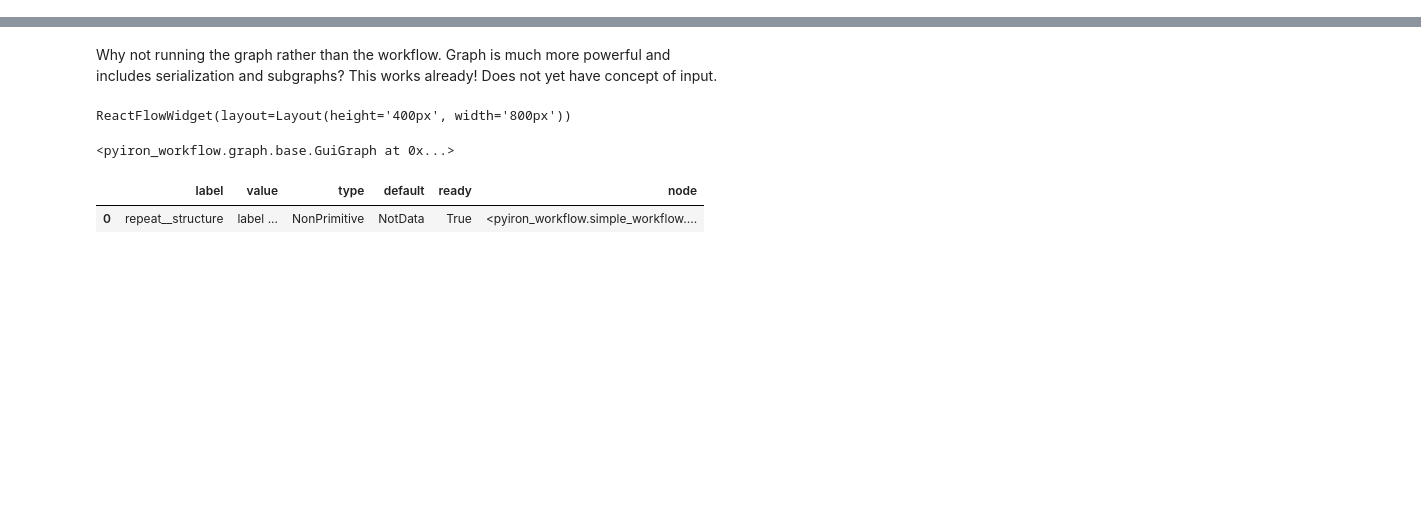
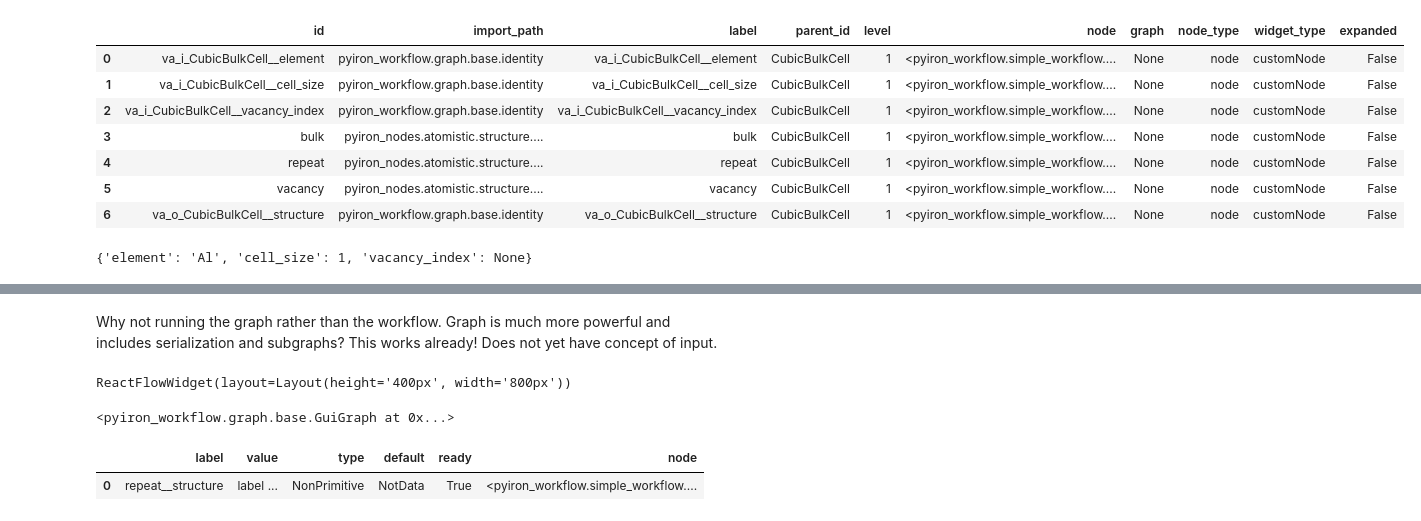
Before and after one commit to pyiron/pyiron_core, a Jupyter notebook: notebooks/tests.ipynb, the cells around one changed output, grey strips where cells are left out. Drawn from its saved outputs; the diff is of its cells as text; code cells hidden in the pictures; blank space fills up the shorter version.

Commit message:
intermediate state for grouping nodes

```diff
--- a/notebooks/tests.ipynb
+++ b/notebooks/tests.ipynb
@@ -11,3 +11,11 @@ import pyiron_nodes as pn
 # from pyironflow.pyironflow import PyironFlow
 # %% [output]
 [interactive output not drawn]
+# %%
+graph = base.Graph('test')
+
+node = pn.atomistic.structure.build.CubicBulkCell('Al')
+graph += node
+
+# base.GuiGraph(graph, full_graph=True, sleep=2.)
+graph.nodes["CubicBulkCell"].graph.nodes["repeat"].node.inputs
@@ -13,0 +30,15 @@ import pyiron_nodes as pn
+# %%
+graph.nodes["CubicBulkCell"].graph.nodes
+# %% [output]
+|  | id | import_path | label | parent_id | level | node | graph | node_type | widget_type | expanded |
+| 0 | va_i_CubicBulkCell__element | pyiron_workflow.graph.base.identity | va_i_CubicBulkCell__element | CubicBulkCell | 1 | <pyiron_workflow.simple_workflow.... | None | node | customNode | False |
+| 1 | va_i_CubicBulkCell__cell_size | pyiron_workflow.graph.base.identity | va_i_CubicBulkCell__cell_size | CubicBulkCell | 1 | <pyiron_workflow.simple_workflow.... | None | node | customNode | False |
+| 2 | va_i_CubicBulkCell__vacancy_index | pyiron_workflow.graph.base.identity | va_i_CubicBulkCell__vacancy_index | CubicBulkCell | 1 | <pyiron_workflow.simple_workflow.... | None | node | customNode | False |
+| 3 | bulk | pyiron_nodes.atomistic.structure.... | bulk | CubicBulkCell | 1 | <pyiron_workflow.simple_workflow.... | None | node | customNode | False |
+| 4 | repeat | pyiron_nodes.atomistic.structure.... | repeat | CubicBulkCell | 1 | <pyiron_workflow.simple_workflow.... | None | node | customNode | False |
+| 5 | vacancy | pyiron_nodes.atomistic.structure.... | vacancy | CubicBulkCell | 1 | <pyiron_workflow.simple_workflow.... | None | node | customNode | False |
+| 6 | va_o_CubicBulkCell__structure | pyiron_workflow.graph.base.identity | va_o_CubicBulkCell__structure | CubicBulkCell | 1 | <pyiron_workflow.simple_workflow.... | None | node | customNode | False |
+# %%
+node.kwargs
+# %% [output]
+{'element': 'Al', 'cell_size': 1, 'vacancy_index': None}
```
Also changed, not shown: parts of 3 cells of this notebook, 3 other files.
